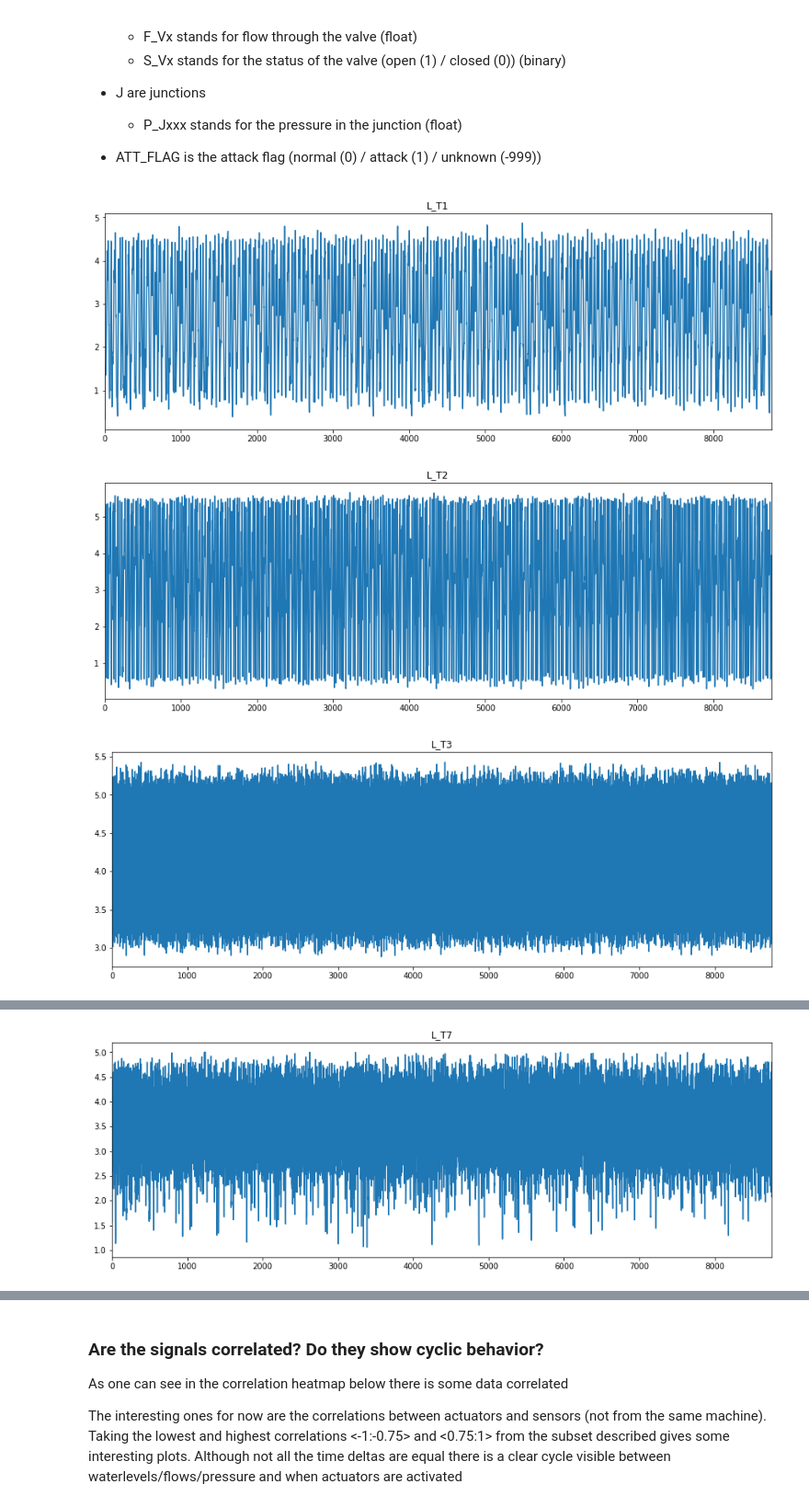
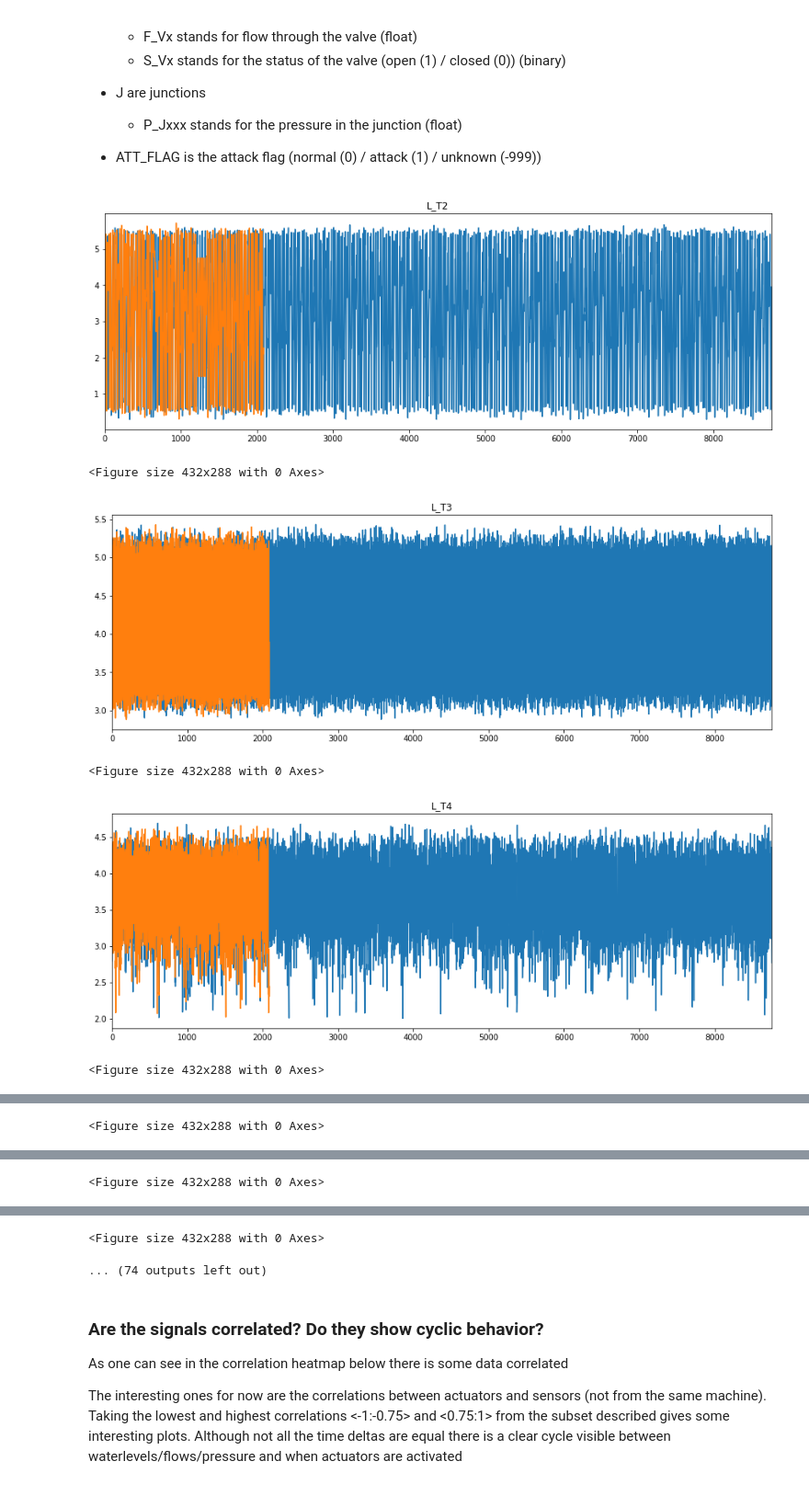
Before and after one commit to R-Graafmans/CDA_CS4035, a Jupyter notebook: Assignment2/Main_cas.ipynb, the cells around one changed output, grey strips where cells are left out. Shown at 92% size. Saved outputs shown, nothing was run; the diff lists cells and outputs as text; code cells hidden in the pictures.

```diff
--- a/Assignment2/Main_cas.ipynb
+++ b/Assignment2/Main_cas.ipynb
@@ -29,3 +17,41 @@ data3 = data3.drop(columns={'DATETIME'})
+# %%
+# data = pd.read_csv('Data/training_1.csv')
+# data = data.drop(columns={'DATETIME'})
+
+# data2 = pd.read_csv('Data/training_2.csv')
+# data2.columns = data2.columns.str.replace(' ', '')
+# data2 = data2.drop(columns={'DATETIME'})
+
+# data3 = pd.read_csv('Data/test.csv')
+# data3 = data3.drop(columns={'DATETIME'})
+
+data = pd.read_csv('Data/training_1.csv')
+data2 = pd.read_csv('Data/training_2.csv')
+data3 = pd.read_csv('Data/test.csv')
+
+data2.columns = data2.columns.str.replace(' ', '')
+
+data['DATETIME'] = pd.to_datetime(data['DATETIME'], format='%d/%m/%y %H')
+data2['DATETIME'] = pd.to_datetime(data2['DATETIME'], format='%d/%m/%y %H')
+data3['DATETIME'] = pd.to_datetime(data3['DATETIME'], format='%d/%m/%y %H')
+
+for col in data.columns:
+    if col not in ['DATETIME', 'ATT_FLAG']:
+        data[col] = data[col].astype('float')
+        data2[col] = data2[col].astype('float')
+        data3[col] = data3[col].astype('float')
+
+train_data = data.drop(columns=['ATT_FLAG', 'DATETIME'])
+test_data1 = data2.drop(columns=['ATT_FLAG', 'DATETIME'])
+test_data2 = data3.drop(columns=['DATETIME'])
+
+# for col in train_data.columns:
+#     train_data[col] = train_data[col].astype('float')
+#     test_data1[col] = test_data1[col].astype('float')
+#     test_data2[col] = test_data2[col].astype('float')
+
+data2.loc[data2['ATT_FLAG'] < 0, 'ATT_FLAG'] = 0
+data3['ATT_FLAG'].fillna(0, inplace=True)
 # %% [markdown]
 # Familiarization task – 1 A4
 
@@ -57,11 +83,17 @@ The data is categorized as follows:
 * ATT_FLAG is the attack flag (normal (0) / attack (1) / unknown (-999))
 # %%
 for i, cl in enumerate(data.columns[1:]):
+    plt.figure(figsize=(15,5))
     plt.title(cl)
-    data[cl].plot(figsize=(15,5))
+    data[cl].plot()
+    if cl in data3:
+        data3[cl].plot()
     plt.show()
     plt.clf()
 # %% [output]
-[figure, old version]
+[figure, new version]
+<Figure size 432x288 with 0 Axes>
-[figure, old version]
+[figure, new version]
+<Figure size 432x288 with 0 Axes>
-[figure, old version]
+[figure, new version]
+<Figure size 432x288 with 0 Axes>
@@ -68,0 +101 @@ for i, cl in enumerate(data.columns[1:]):
+<Figure size 432x288 with 0 Axes>
@@ -69,0 +103 @@ for i, cl in enumerate(data.columns[1:]):
+<Figure size 432x288 with 0 Axes>
@@ -71 +104,0 @@ for i, cl in enumerate(data.columns[1:]):
-[figure, removed]
@@ -78,3 +105,5 @@ for i, cl in enumerate(data.columns[1:]):
+<Figure size 432x288 with 0 Axes>
+... (74 outputs left out)
 # %% [markdown]
 ### Are the signals correlated? Do they show cyclic behavior?
 
```
Also changed, not shown: parts of 8 cells of this notebook, 2 other files.
